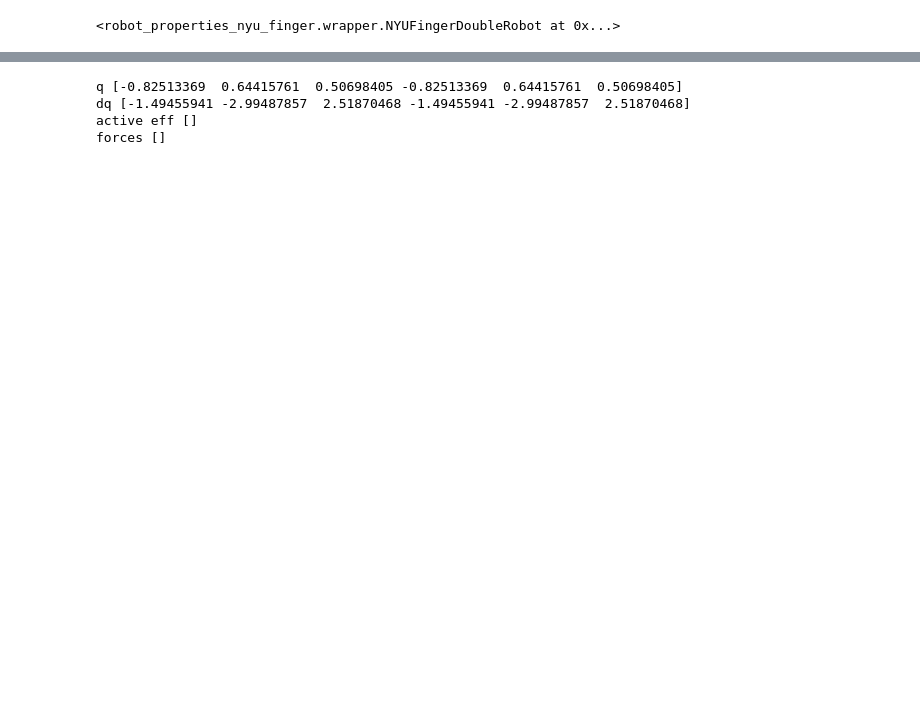
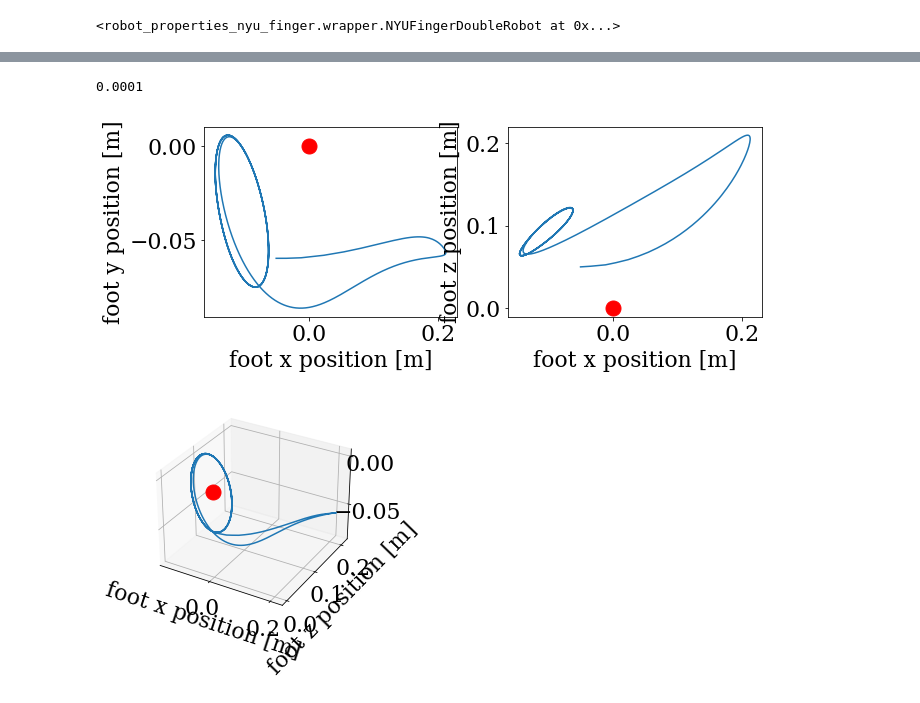
Before and after one commit to JerryWuZiJie/finger_skills, a Jupyter notebook: demos/playground.ipynb, the cells around one changed output, grey strips where cells are left out. Cells and saved outputs as stored; diff of their text form; code cells hidden in the pictures; blank space fills up the shorter version.

```diff
--- a/demos/playground.ipynb
+++ b/demos/playground.ipynb
@@ -227,33 +191,39 @@ NameError: name 'np' is not defined
-# %%
-# TODO: add collision detection
-
-# Some control.
-tau = np.zeros(robot.nv)
-
-# Reset the robot to some initial state.
-q0 = 0.5 * np.ones(robot.nq)
-dq0 = np.zeros(robot.nv)
-robot.reset_state(q0, dq0)
-
-# Run the simulator for 2000 steps
-for i in range(2000):
-    # TODO: Implement a controller here.
-    robot.send_joint_command(tau)
-
-    # Step the simulator.
-    env.step(
-        sleep=True
-    )  # You can sleep here if you want to slow down the replay
-
-# Read the final state and forces after the stepping.
-q, dq = robot.get_state()
-active_eff, forces = robot.get_force()
-print("q", q)
-print("dq", dq)
-print("active eff", active_eff)
-print("forces", forces)
-# %% [output]
-q [-0.82513369  0.64415761  0.50698405 -0.82513369  0.64415761  0.50698405]
-dq [-1.49455941 -2.99487857  2.51870468 -1.49455941 -2.99487857  2.51870468]
-active eff []
-forces []
+# %%
+1e-4
+# %% [output]
+0.0001
+# %%
+l0 = 0.3
+l1 = 0.16
+l2 = 0.16
+l3 = 0.014
+
+def plot_foot_trajectory(x_pos, y_pos, z_pos):
+    """
+    plots the position of the foot in 2D and the position of the spatial frame {s}
+    we assume that the time varying x variable is in x_pos and that the y variable is in y_pos
+    """
+    fig = plt.figure(figsize=(10,3.5))
+    plt.subplot(1,2,1)
+    plt.plot(x_pos,y_pos)
+    plt.xlabel('foot x position [m]')
+    plt.ylabel('foot y position [m]')
+    plt.plot([0],[0],'o',markersize=15,color='r')
+
+    plt.subplot(1,2,2)
+    plt.plot(x_pos,z_pos)
+    plt.xlabel('foot x position [m]')
+    plt.ylabel('foot z position [m]')
+    plt.plot([0],[0],'o',markersize=15,color='r')
+
+    fig = plt.figure()
+    ax = fig.add_subplot(111, projection='3d')
+    ax.plot3D(x_pos,z_pos,y_pos)
+    plt.xlabel('foot x position [m]')
+    plt.ylabel('foot z position [m]')
+    ax.plot3D([0],[0],[0],'o',markersize=15,color='r')
+
+plot_foot_trajectory(x_pos, y_pos, z_pos)
+# %% [output]
+[figure, added]
+[figure, added]
```
Also changed, not shown: parts of 18 cells of this notebook.
